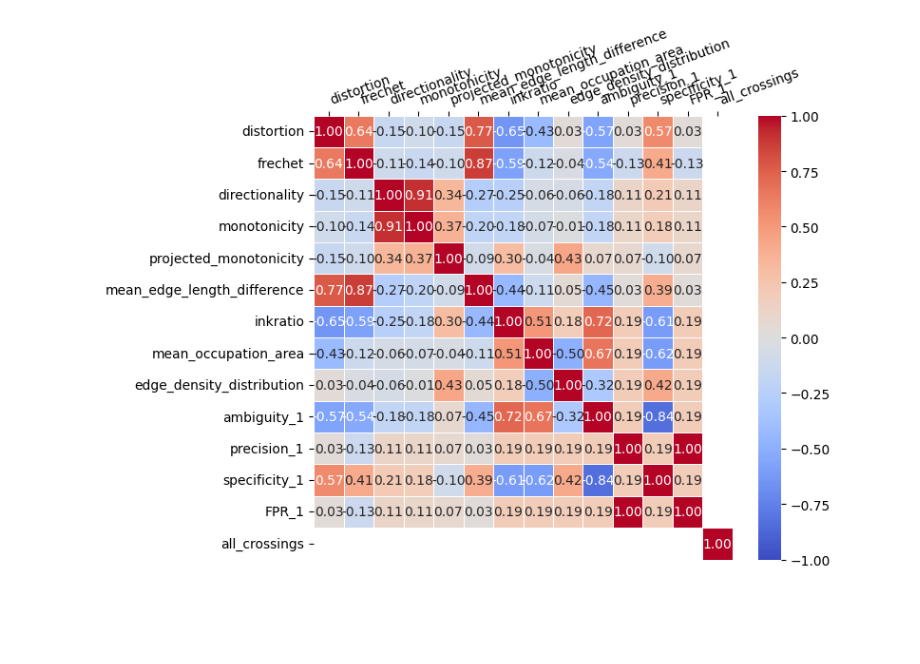
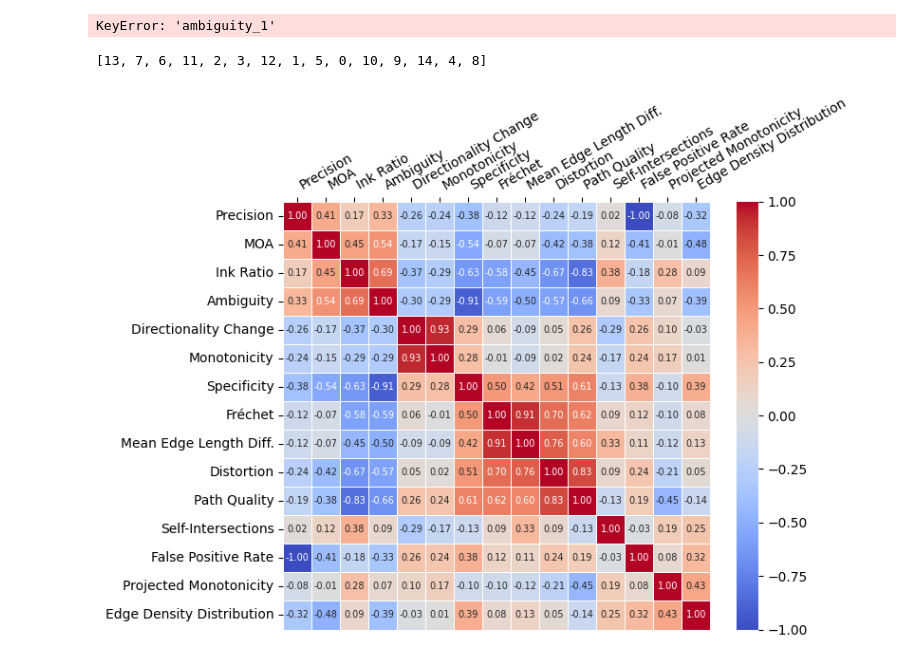
Before and after one commit to AndreiIulianMaftei/shared-bundling-repo, a Jupyter notebook: analyze.ipynb, the cells around one changed output. Saved outputs shown, nothing was run; the diff lists cells and outputs as text; code cells hidden in the pictures; blank space fills up the shorter version.

```diff
--- a/analyze.ipynb
+++ b/analyze.ipynb
@@ -136,29 +204,51 @@ plt.scatter(X[:,0], X[:,1], c=arr[:,1])
+# %%
+metricmap = {metric: i for i,metric in enumerate(metrics)}
 # %%
 import numpy as np
 import seaborn as sns
 import matplotlib.pyplot as plt
 
-correlation_matrix = np.zeros((len(metrics), len(metrics)))
-for i in correlations:
-    for j in correlations[i]:
-        correlation_matrix[i-2,j-2] = correlations[i][j]
-        correlation_matrix[j-2,i-2] = correlations[i][j]
+corr_metrics = ["distortion", "frechet", "directionality", "monotonicity", "projected_monotonicity", "mean_edge_length_difference",
+           "inkratio", "mean_occupation_area", "edge_density_distribution",
+            'self_intersections', "directionality_mag",
+            "ambiguity_1", "specificity_1", "precision_1", "FPR_1"]
+
+# corr_metrics += ["order", "size", "density", "apl", "cc", "diameter", "connectivity", "algebraic"]
+
+n = len(corr_metrics)
+correlation_matrix = np.zeros((n, n))
+for i,m1 in enumerate(corr_metrics):
+    for j,m2 in enumerate(corr_metrics):
+        if i == j: continue
+        correlation_matrix[i,j] = correlations[metricmap[m1]][metricmap[m2]]
+        # correlation_matrix[j,i] = correlations[metricmap[m1]][metricmap[m2]]
 
 np.fill_diagonal(correlation_matrix,1.0)
+# mask = np.triu(np.ones_like(correlation_matrix, dtype=bool),k=1)
 
 # Plot heatmap
 plt.figure(figsize=(8, 6))
-sns.heatmap(correlation_matrix, annot=True, cmap='coolwarm', xticklabels=metrics, yticklabels=metrics, fmt=".2f", linewidths=0.5,
-            vmin=-1,vmax=1)
+sns.heatmap(correlation_matrix, annot=True, cmap='coolwarm', xticklabels=corr_metrics, yticklabels=corr_metrics, fmt=".2f", linewidths=0.5,
+            vmin=-1,vmax=1,annot_kws={"size": 7})
 
 
 # plt.yticks(rotation=45,ha='right')
 plt.gca().xaxis.set_ticks_position('top')
-plt.xticks(rotation=20,ha='left')
+plt.xticks(rotation=25,ha='left')
 
-# Add title and show the plot
 # plt.title('Correlation Heatmap of Objects')
 plt.tight_layout()
 plt.savefig("figures/correlations.pdf")
 # %% [output]
-[figure, removed]
+KeyError: 'ambiguity_1'
+# %%
+import scipy.cluster.hierarchy as sch
+linkage = sch.linkage(correlation_matrix, method='single', metric='euclidean')
+dendro = sch.dendrogram(linkage, no_plot=True)
+order = dendro['leaves']
+
+reorder = correlation_matrix[order,:][:,order]
+# %%
+order
+# %% [output]
+[13, 7, 6, 11, 2, 3, 12, 1, 5, 0, 10, 9, 14, 4, 8]
@@ -164,0 +282,26 @@ plt.savefig("figures/correlations.pdf")
+# %%
+# Plot heatmap
+labels = [corr_metrics[n] for n in order]
+labels = [namemaps[l] for l in labels]
+plt.figure(figsize=(8, 6))
+sns.heatmap(reorder,
+            annot=True,
+            cmap='coolwarm',
+            xticklabels=labels,
+            yticklabels=labels,
+            fmt=".2f",
+            linewidths=0.5,
+            vmin=-1,vmax=1,
+            annot_kws={"size": 7}
+    )
+
+
+# plt.yticks(rotation=45,ha='right')
+plt.gca().xaxis.set_ticks_position('top')
+plt.xticks(rotation=30,ha='left')
+
+# plt.title('Correlation Heatmap of Objects')
+plt.tight_layout()
+plt.savefig("figures/correlations.pdf",dpi=300)
+# %% [output]
+[figure, added]
```
Also changed, not shown: parts of 21 cells of this notebook.
